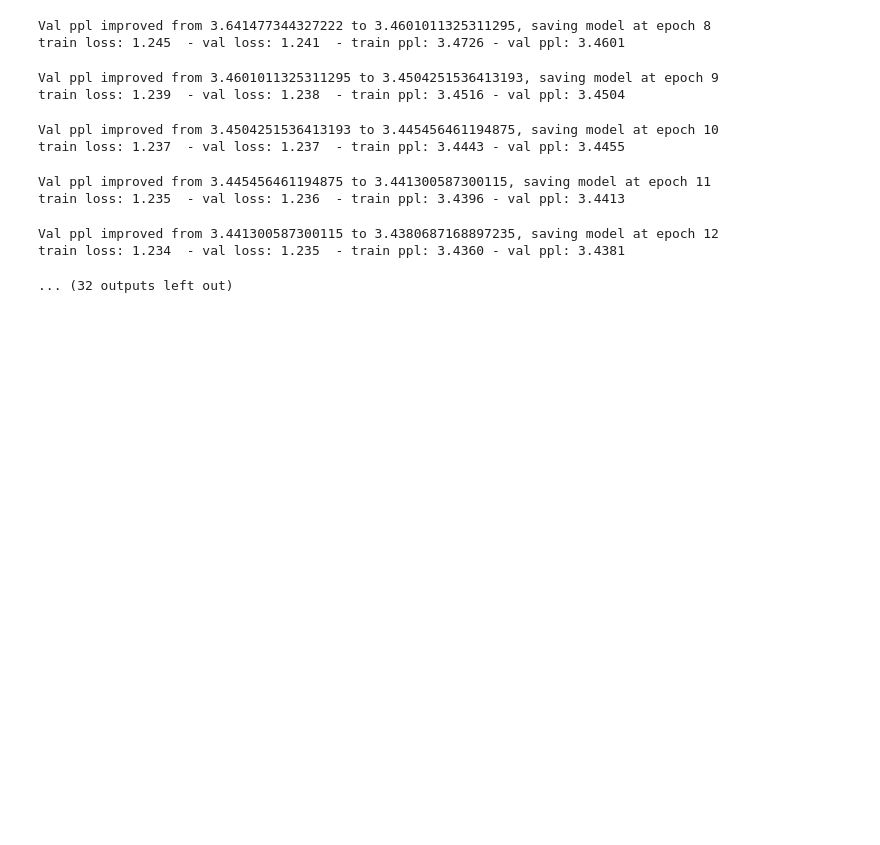
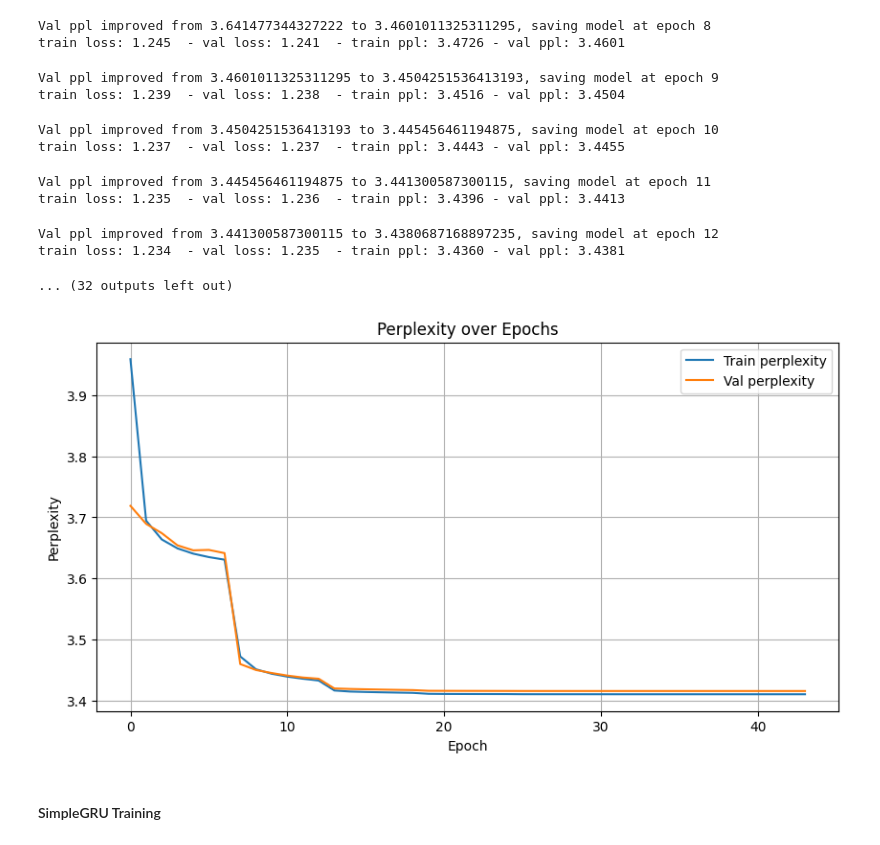
Before and after one commit to maximdorogov/fiuba-nlp, a Jupyter notebook: desafio_3/desafio_3.ipynb, the cells around one changed output. Cells and saved outputs as stored; diff of their text form; code cells hidden in the pictures; blank space fills up the shorter version.

Commit message:
training de modelos finalizado

```diff
--- a/desafio_3/desafio_3.ipynb
+++ b/desafio_3/desafio_3.ipynb
@@ -528,3 +528,17 @@ train loss: 1.235  - val loss: 1.236  - train ppl: 3.4396 - val ppl: 3.4413
 Val ppl improved from 3.441300587300115 to 3.4380687168897235, saving model at epoch 12
 train loss: 1.234  - val loss: 1.235  - train ppl: 3.4360 - val ppl: 3.4381
 ... (32 outputs left out)
+# %%
+plt.figure(figsize=(10, 5))
+plt.plot(train_ppl)
+plt.plot(val_ppl)
+plt.title('Perplexity over Epochs')
+plt.xlabel('Epoch')
+plt.ylabel('Perplexity')
+plt.grid()
+plt.legend(['Train perplexity', 'Val perplexity'])
+plt.show()
+# %% [output]
+[figure, added]
+# %% [markdown]
+#### SimpleGRU Training
```
Also changed, not shown: parts of 6 cells of this notebook, 3 other files.
